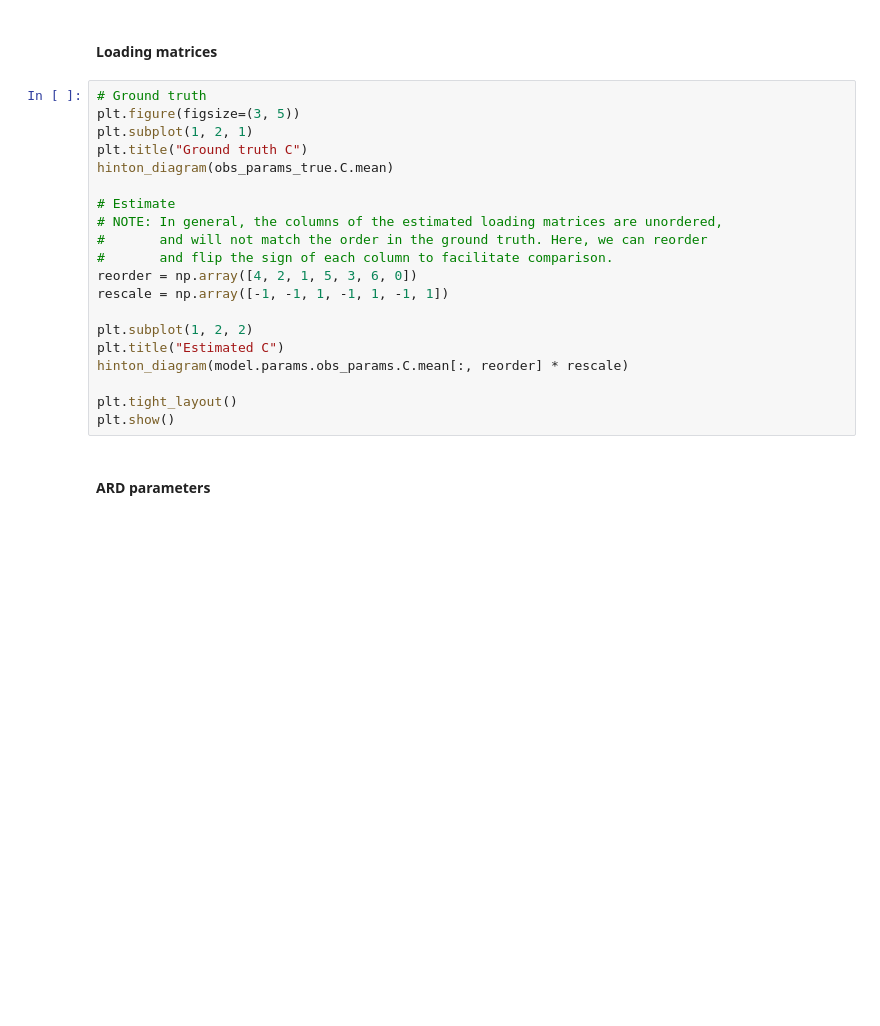
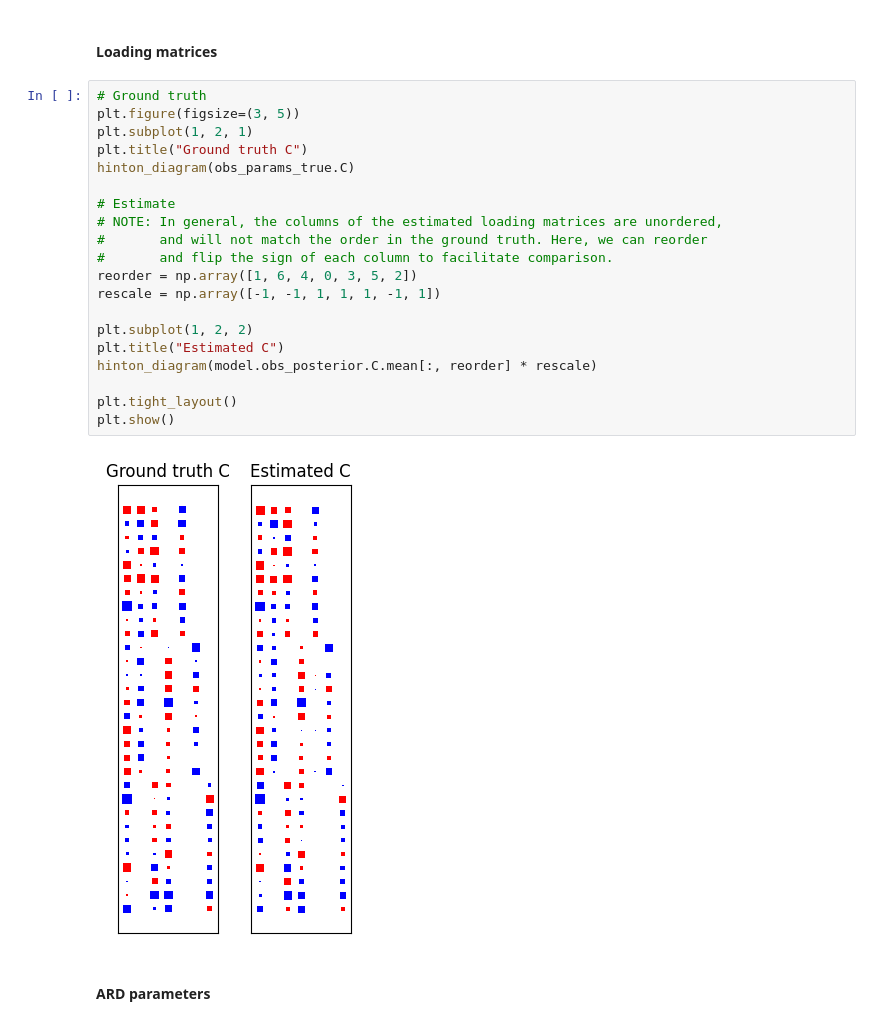
Before and after one commit to egokcen/latents, a Jupyter notebook: notebooks/demo_gfa.ipynb, the cells around one changed output. Saved outputs shown, nothing was run; the diff lists cells and outputs as text; blank space fills up the shorter version.

```diff
--- a/notebooks/demo_gfa.ipynb
+++ b/notebooks/demo_gfa.ipynb
@@ -120,23 +120,25 @@ Latent dimensions removed: 3
 # %%
 # Ground truth
 plt.figure(figsize=(3, 5))
 plt.subplot(1, 2, 1)
 plt.title("Ground truth C")
-hinton_diagram(obs_params_true.C.mean)
+hinton_diagram(obs_params_true.C)
 
 # Estimate
 # NOTE: In general, the columns of the estimated loading matrices are unordered,
 #       and will not match the order in the ground truth. Here, we can reorder
 #       and flip the sign of each column to facilitate comparison.
-reorder = np.array([4, 2, 1, 5, 3, 6, 0])
-rescale = np.array([-1, -1, 1, -1, 1, -1, 1])
+reorder = np.array([1, 6, 4, 0, 3, 5, 2])
+rescale = np.array([-1, -1, 1, 1, 1, -1, 1])
 
 plt.subplot(1, 2, 2)
 plt.title("Estimated C")
-hinton_diagram(model.params.obs_params.C.mean[:, reorder] * rescale)
+hinton_diagram(model.obs_posterior.C.mean[:, reorder] * rescale)
 
 plt.tight_layout()
 plt.show()
+# %% [output]
+[figure, added]
 # %% [markdown]
 #### ARD parameters
 # %%
```
Also changed, not shown: parts of 13 cells of this notebook, 42 other files.
